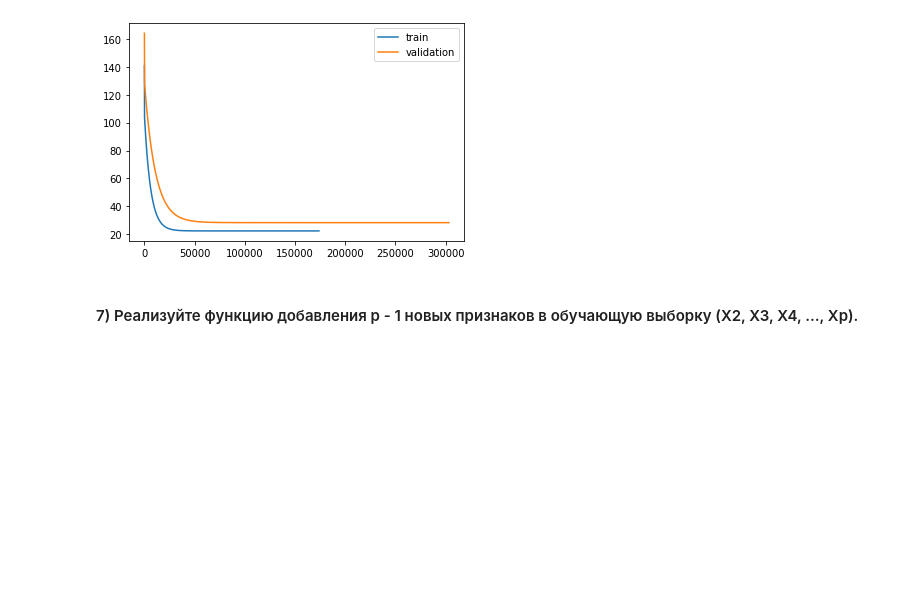
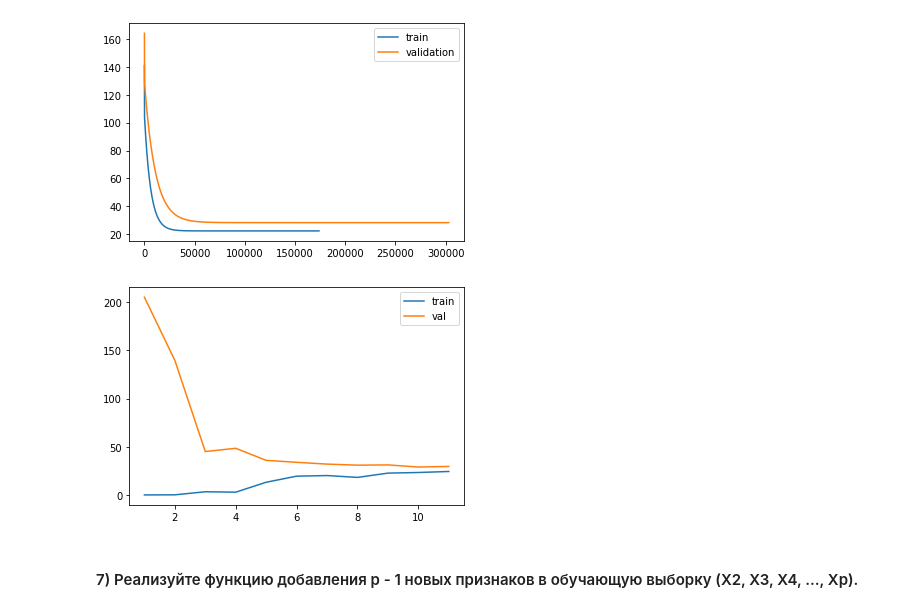
Before and after one commit to ByMyTry/MO_3sem, a Jupyter notebook: laba3/laba3.ipynb, the cells around one changed output. Cells and saved outputs as stored; diff of their text form; code cells hidden in the pictures; blank space fills up the shorter version.

```diff
--- a/laba3/laba3.ipynb
+++ b/laba3/laba3.ipynb
@@ -133,6 +133,23 @@ def plot_learning_curve(model, samples_per_iter, label):
     history = np.array(model.history)
     iterations, losses = history[:, 0], history[:, 1]
     return plt.plot(iterations * samples_per_iter, losses, label=label)
+# %%
+from tqdm import tqdm
+
+def plot_learning_curve2(get_model, X, y, Xval, yval, max_iters=None):
+    iterations, train_losses, val_losses = [], [], []
+    for n in tqdm(range(1, len(X))):
+        model = get_model()
+        model.fit(X[:n], y[:n], max_iters=max_iters)
+        train_loss = model.evaluate(X[:n], y[:n])
+        val_loss = model.evaluate(Xval, yval)
+        iterations.append(n)
+        train_losses.append(train_loss)
+        val_losses.append(val_loss)
+    plt.plot(iterations, train_losses, label='train')
+    plt.plot(iterations, val_losses, label='val')
+    plt.legend()
+    plt.show()
 # %%
 plot_learning_curve(lreg_l2, X.shape[0], label='train')
 plot_learning_curve(lreg_l2_val, Xval.shape[0], label='validation')
@@ -140,6 +157,13 @@ plt.legend()
 plt.show()
 # %% [output]
 [figure]
+# %%
+def get_model():
+    return LinearRegressionL2(lr=0.001, lambda_=0)
+
+plot_learning_curve2(get_model, X, y, Xval, yval, max_iters=10000)
+# %% [output]
+[figure, added]
 # %% [markdown]
 #### 7) Реализуйте функцию добавления p - 1 новых признаков в обучающую выборку (X2, X3, X4, …, Xp).
 # %%
```
Also changed, not shown: parts of 5 cells of this notebook, 1 other file.
